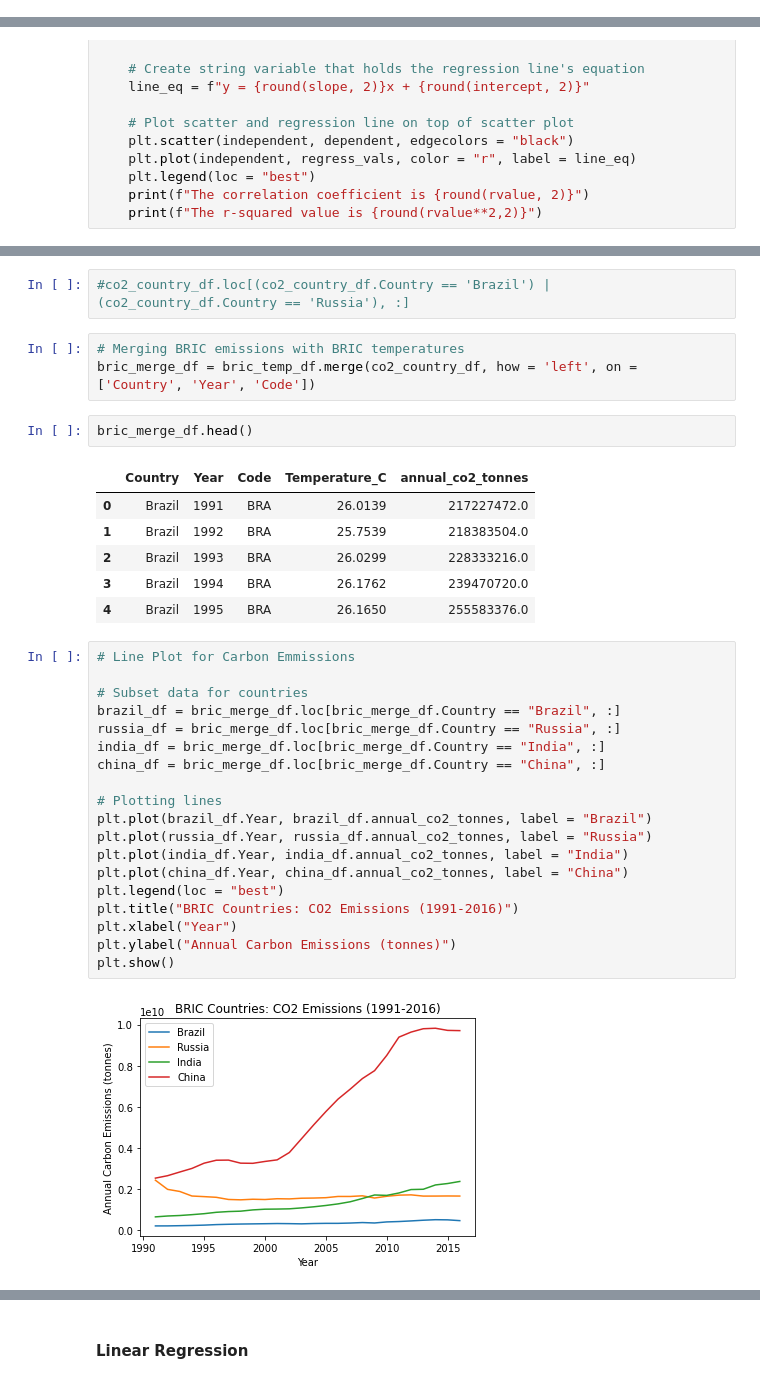
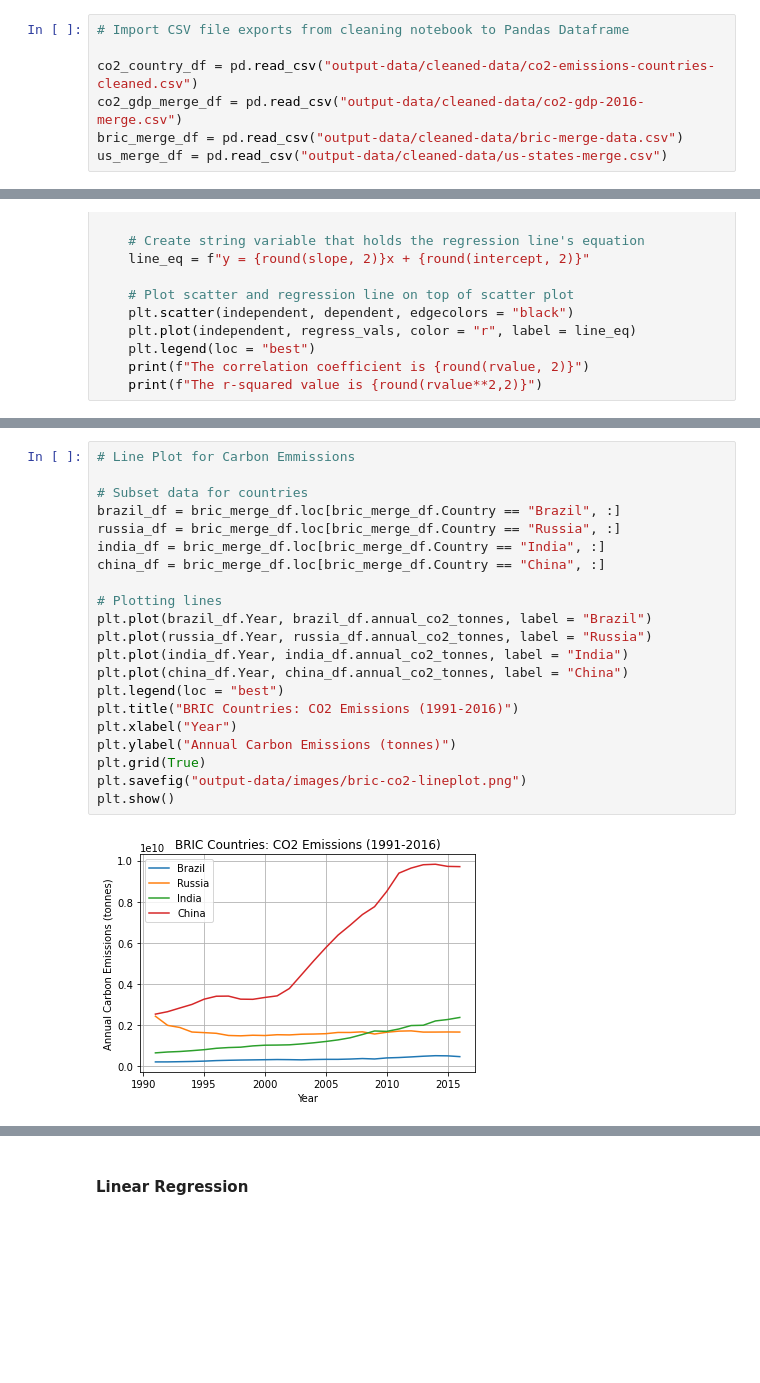
Before and after one commit to sunwoo-kim20/global-climate-change-analysis, a Jupyter notebook: project-1-analysis.ipynb, the cells around one changed output, grey strips where cells are left out. Cells and saved outputs as stored; diff of their text form; blank space fills up the shorter version.

```diff
--- a/project-1-analysis.ipynb
+++ b/project-1-analysis.ipynb
@@ -17,3 +14,10 @@ from config import g_key
+# %%
+# Import CSV file exports from cleaning notebook to Pandas Dataframe
+
+co2_country_df = pd.read_csv("output-data/cleaned-data/co2-emissions-countries-cleaned.csv")
+co2_gdp_merge_df = pd.read_csv("output-data/cleaned-data/co2-gdp-2016-merge.csv")
+bric_merge_df = pd.read_csv("output-data/cleaned-data/bric-merge-data.csv")
+us_merge_df = pd.read_csv("output-data/cleaned-data/us-states-merge.csv")
 # %%
 # Define function to run linear regression.
 def lin_regress(independent, dependent):
@@ -335,38 +73,26 @@ bric_temp_df.Code = [code.strip() for code in bric_temp_df.Code]
-# %%
-#co2_country_df.loc[(co2_country_df.Country == 'Brazil') | (co2_country_df.Country == 'Russia'), :]
-# %%
-# Merging BRIC emissions with BRIC temperatures
-bric_merge_df = bric_temp_df.merge(co2_country_df, how = 'left', on = ['Country', 'Year', 'Code'])
-# %%
-bric_merge_df.head()
-# %% [output]
-|  | Country | Year | Code | Temperature_C | annual_co2_tonnes |
-| 0 | Brazil | 1991 | BRA | 26.0139 | 217227472.0 |
-| 1 | Brazil | 1992 | BRA | 25.7539 | 218383504.0 |
-| 2 | Brazil | 1993 | BRA | 26.0299 | 228333216.0 |
-| 3 | Brazil | 1994 | BRA | 26.1762 | 239470720.0 |
-| 4 | Brazil | 1995 | BRA | 26.1650 | 255583376.0 |
 # %%
 # Line Plot for Carbon Emmissions
 
 # Subset data for countries
 brazil_df = bric_merge_df.loc[bric_merge_df.Country == "Brazil", :]
 russia_df = bric_merge_df.loc[bric_merge_df.Country == "Russia", :]
 india_df = bric_merge_df.loc[bric_merge_df.Country == "India", :]
 china_df = bric_merge_df.loc[bric_merge_df.Country == "China", :]
 
 # Plotting lines
 plt.plot(brazil_df.Year, brazil_df.annual_co2_tonnes, label = "Brazil")
 plt.plot(russia_df.Year, russia_df.annual_co2_tonnes, label = "Russia")
 plt.plot(india_df.Year, india_df.annual_co2_tonnes, label = "India")
 plt.plot(china_df.Year, china_df.annual_co2_tonnes, label = "China")
 plt.legend(loc = "best")
 plt.title("BRIC Countries: CO2 Emissions (1991-2016)")
 plt.xlabel("Year")
 plt.ylabel("Annual Carbon Emissions (tonnes)")
+plt.grid(True)
+plt.savefig("output-data/images/bric-co2-lineplot.png")
 plt.show()
 # %% [output]
-[figure, old version]
+[figure, new version]
 # %%
 # Line Plot for Annual Max Temperature
 
```
Also changed, not shown: parts of 36 cells of this notebook, 2 other files.
